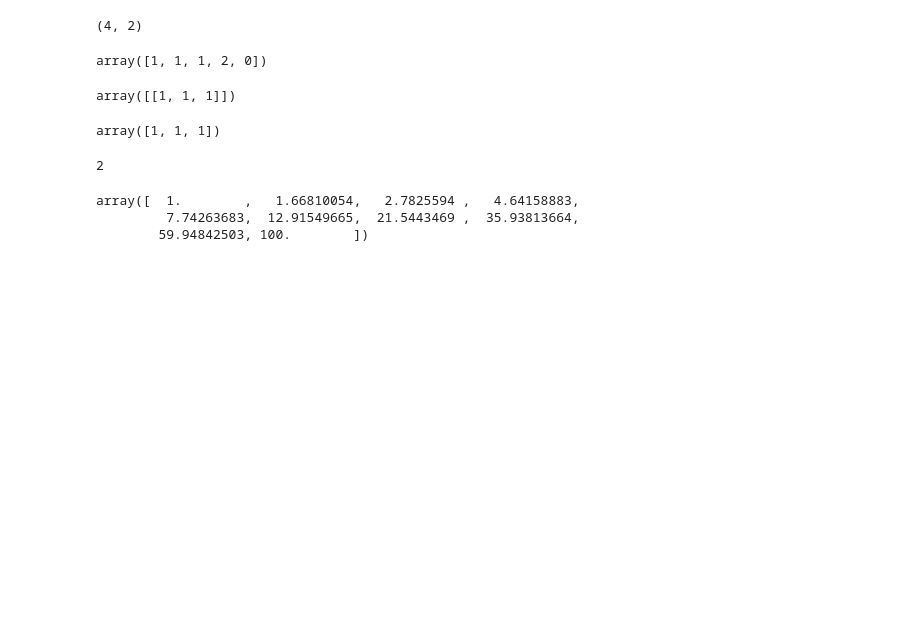
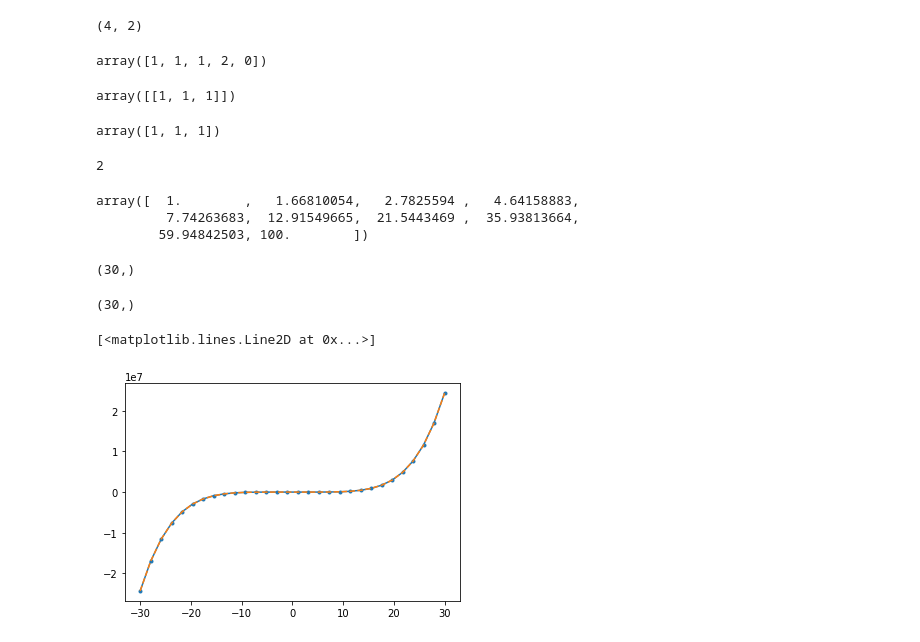
Before and after one commit to tommychinwj/HI_characterization, a Jupyter notebook: Experiment_code.ipynb, the cells around one changed output. Drawn from its saved outputs; the diff is of its cells as text; code cells hidden in the pictures; blank space fills up the shorter version.

```diff
--- a/Experiment_code.ipynb
+++ b/Experiment_code.ipynb
@@ -1046,3 +1061,11 @@ bins = 10
 array([  1.        ,   1.66810054,   2.7825594 ,   4.64158883,
          7.74263683,  12.91549665,  21.5443469 ,  35.93813664,
         59.94842503, 100.        ])
+# %%
+x = np.linspace(-10*3, 10*3, 10*3)
+noise = np.random.randn(10*3)*3
+f = x**5 +noise
+# %%
+noise.shape
+# %% [output]
+(30,)
@@ -1048,0 +1074,14 @@ array([  1.        ,   1.66810054,   2.7825594 ,   4.64158883,
+# %%
+f1 = sp.interpolate.interp1d(x, f, kind='linear')
+# %%
+f1s = f1(x)
+# %%
+x.shape
+# %% [output]
+(30,)
+# %%
+plt.plot(x, f, '.-', label='Orignal')
+plt.plot(x, f1s, '--', label='Linear interpolate')
+# %% [output]
+[<matplotlib.lines.Line2D at 0x...>]
+[figure, added]
```
Also changed, not shown: parts of 10 cells of this notebook, 1 other file.
